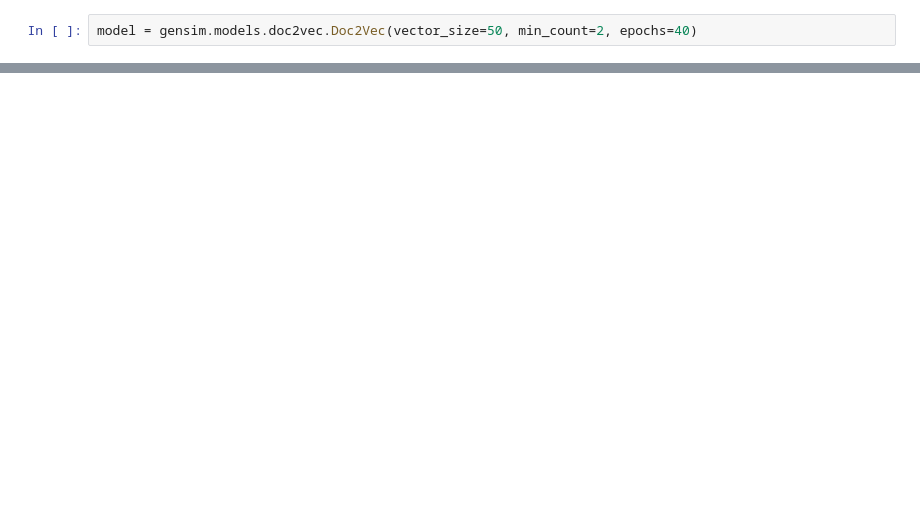
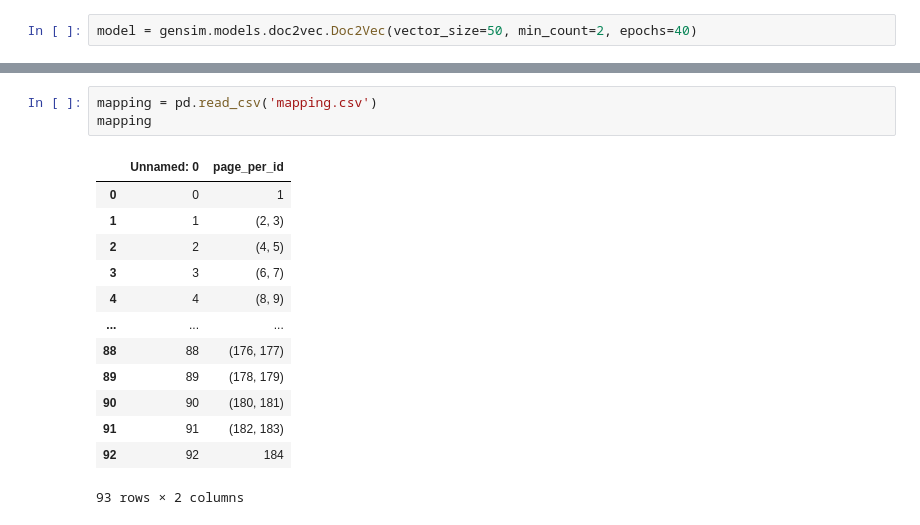
Before and after one commit to dariusbarsony/CUE, a Jupyter notebook: code/notebooks/models.ipynb, the cells around one changed output, grey strips where cells are left out. Saved outputs shown, nothing was run; the diff lists cells and outputs as text; blank space fills up the shorter version.

```diff
--- a/code/notebooks/models.ipynb
+++ b/code/notebooks/models.ipynb
@@ -308,0 +269,17 @@ LEAST (45, 0.031947456300258636): «eeuwig egypte het verlies van egypte beteken
+# %%
+mapping = pd.read_csv('mapping.csv')
+mapping
+# %% [output]
+|  | Unnamed: 0 | page_per_id |
+| 0 | 0 | 1 |
+| 1 | 1 | (2, 3) |
+| 2 | 2 | (4, 5) |
+| 3 | 3 | (6, 7) |
+| 4 | 4 | (8, 9) |
+| ... | ... | ... |
+| 88 | 88 | (176, 177) |
+| 89 | 89 | (178, 179) |
+| 90 | 90 | (180, 181) |
+| 91 | 91 | (182, 183) |
+| 92 | 92 | 184 |
+93 rows × 2 columns
```
Also changed, not shown: parts of 89 cells of this notebook, 16 other files.
